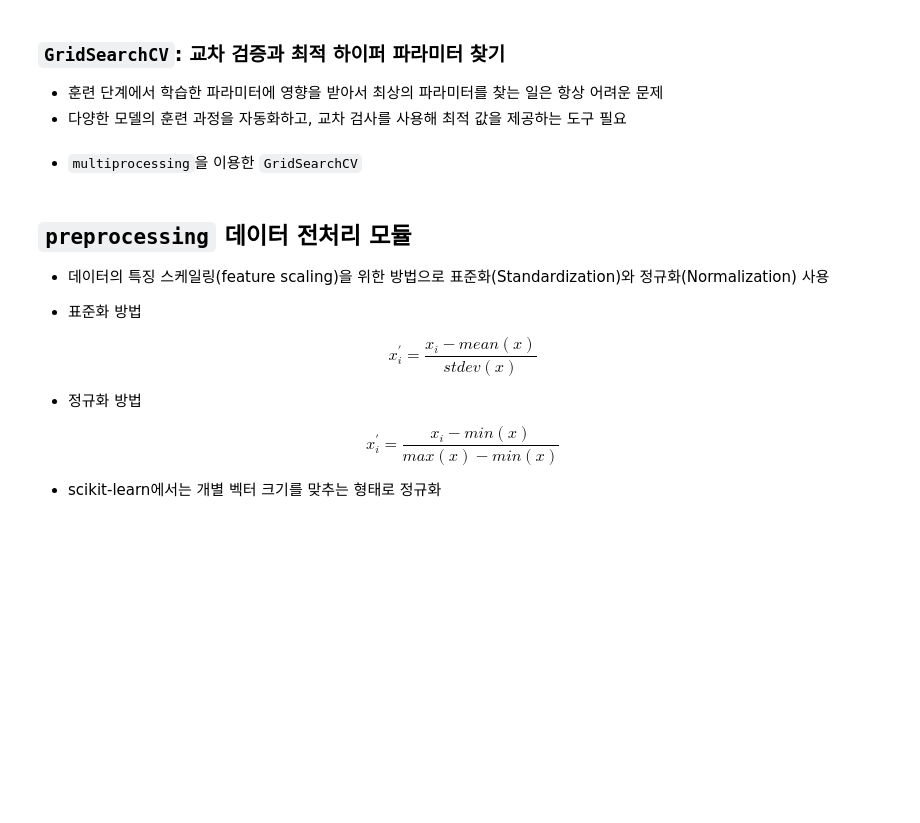
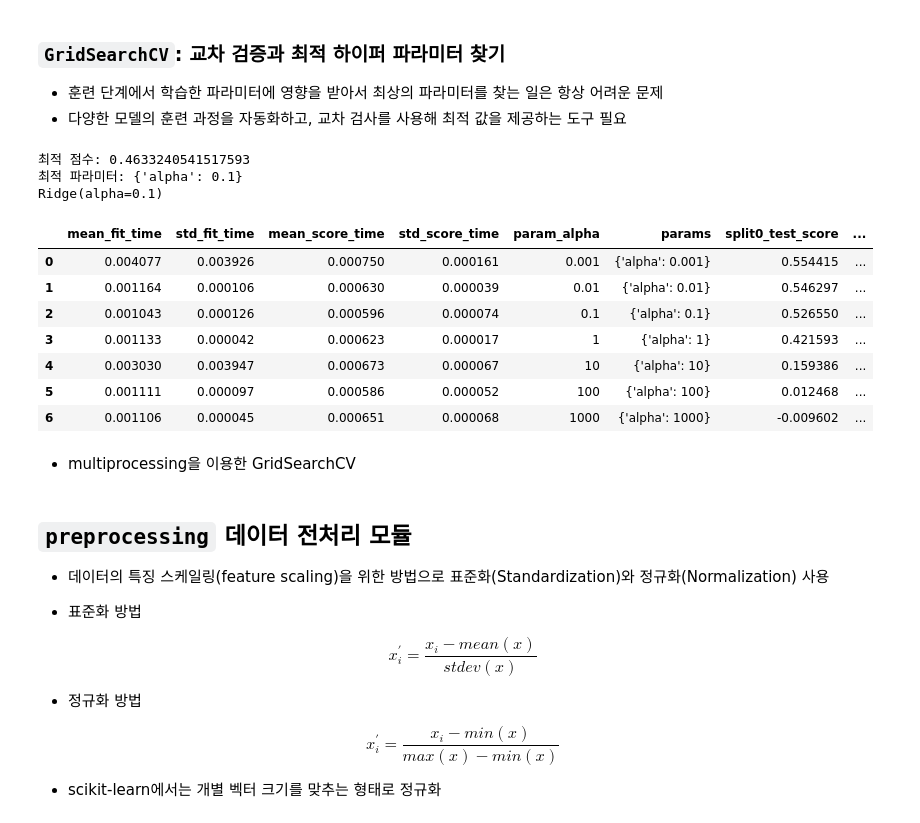
Before and after one commit to suumino/DataAlanysis, a Jupyter notebook: ScikitLean.ipynb, the cells around one changed output. Saved outputs shown, nothing was run; the diff lists cells and outputs as text; code cells hidden in the pictures; blank space fills up the shorter version.

```diff
--- a/ScikitLean.ipynb
+++ b/ScikitLean.ipynb
@@ -193,8 +304,37 @@ plt.plot(xfit, yfit, '--r')
 
 * 훈련 단계에서 학습한 파라미터에 영향을 받아서 최상의 파라미터를 찾는 일은 항상 어려운 문제
 * 다양한 모델의 훈련 과정을 자동화하고, 교차 검사를 사용해 최적 값을 제공하는 도구 필요
+# %%
+from sklearn.model_selection import GridSearchCV
+from sklearn.linear_model import Ridge
+import pandas as pd
+
+alpha = [0.001, 0.01, 0.1, 1, 10, 100, 1000]
+param_grid = dict(alpha=alpha)
+
+gs = GridSearchCV(estimator=Ridge(), param_grid=param_grid, cv=10)
+result = gs.fit(diabetes.data, diabetes.target)
+
+print("최적 점수: {}".format(result.best_score_))
+print("최적 파라미터: {}".format(result.best_params_))
+print(gs.best_estimator_)
+pd.DataFrame(result.cv_results_)
+# %% [output]
+최적 점수: 0.4633240541517593
+최적 파라미터: {'alpha': 0.1}
+Ridge(alpha=0.1)
+|  | mean_fit_time | std_fit_time | mean_score_time | std_score_time | param_alpha | params | split0_test_score | ... |
+| 0 | 0.004077 | 0.003926 | 0.000750 | 0.000161 | 0.001 | {'alpha': 0.001} | 0.554415 | ... |
+| 1 | 0.001164 | 0.000106 | 0.000630 | 0.000039 | 0.01 | {'alpha': 0.01} | 0.546297 | ... |
+| 2 | 0.001043 | 0.000126 | 0.000596 | 0.000074 | 0.1 | {'alpha': 0.1} | 0.526550 | ... |
+| 3 | 0.001133 | 0.000042 | 0.000623 | 0.000017 | 1 | {'alpha': 1} | 0.421593 | ... |
+| 4 | 0.003030 | 0.003947 | 0.000673 | 0.000067 | 10 | {'alpha': 10} | 0.159386 | ... |
+| 5 | 0.001111 | 0.000097 | 0.000586 | 0.000052 | 100 | {'alpha': 100} | 0.012468 | ... |
+| 6 | 0.001106 | 0.000045 | 0.000651 | 0.000068 | 1000 | {'alpha': 1000} | -0.009602 | ... |
 # %% [markdown]
-* `multiprocessing`을 이용한 `GridSearchCV`
+
+
+*   multiprocessing을 이용한 GridSearchCV
 # %% [markdown]
 ## `preprocessing` 데이터 전처리 모듈
 
```
Also changed, not shown: parts of 14 cells of this notebook.
